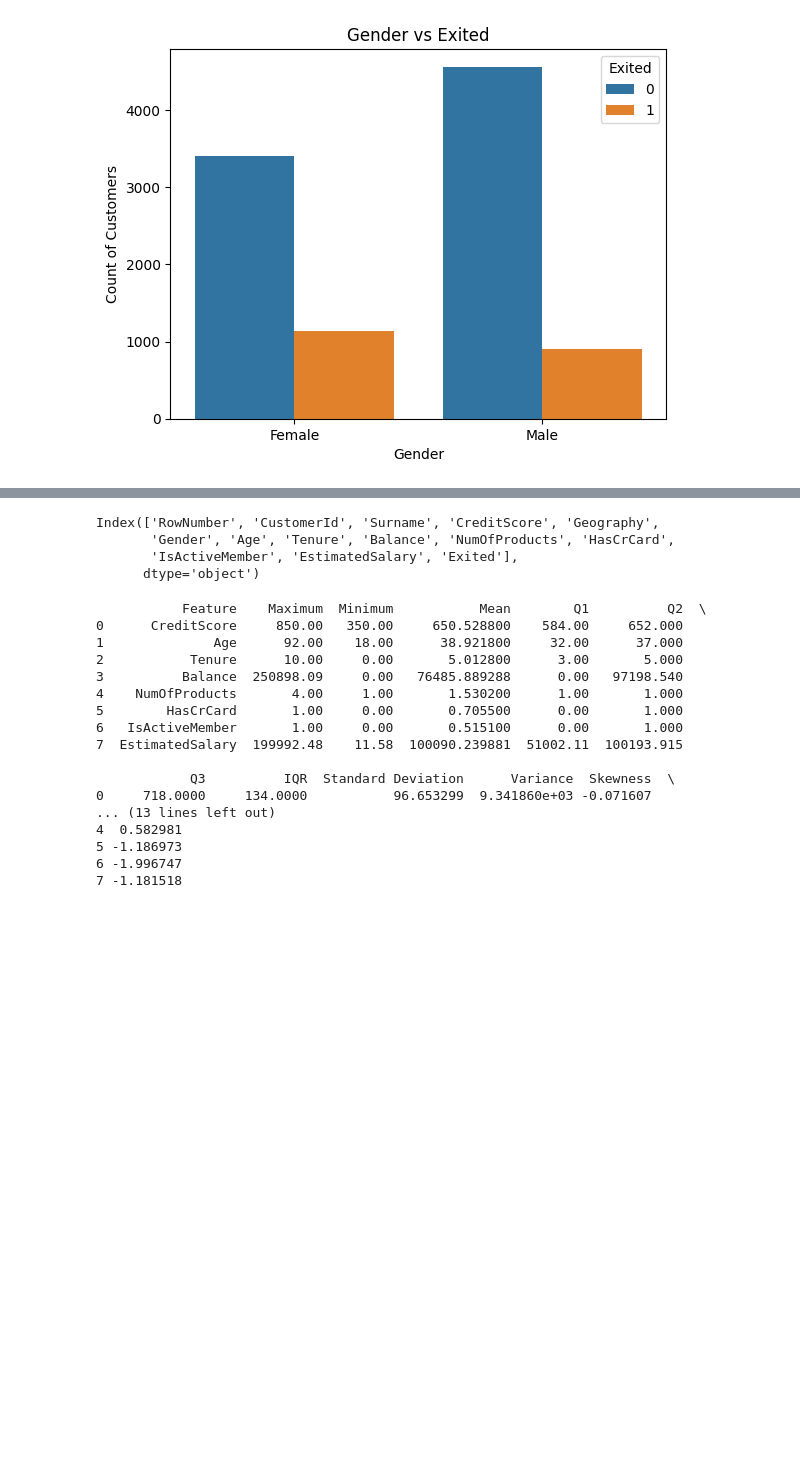
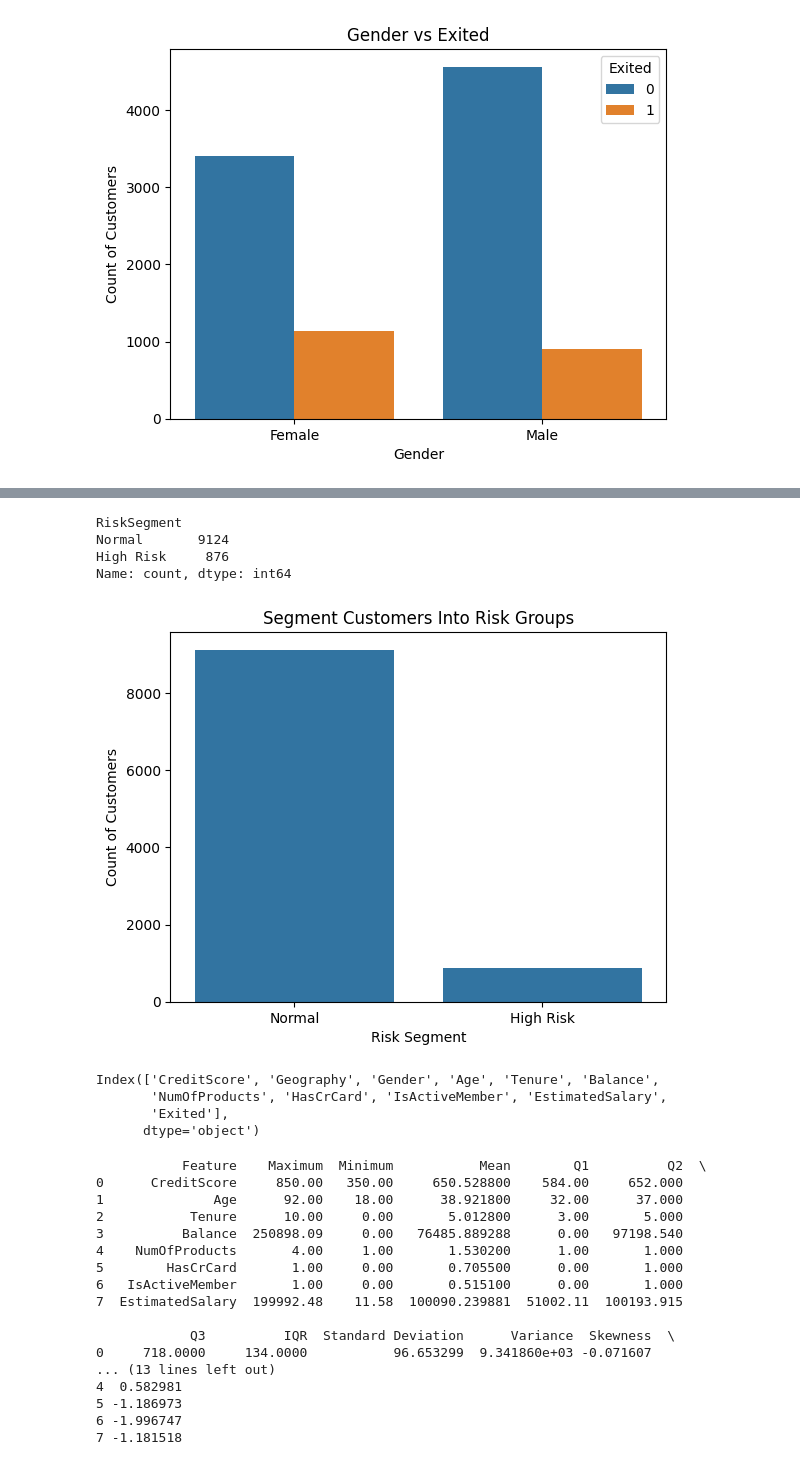
Before and after one commit to sujalkarbhari1/BankChurn_PredictionModel, a Jupyter notebook: research/model.ipynb, the cells around one changed output, grey strips where cells are left out. Cells and saved outputs as stored; diff of their text form; code cells hidden in the pictures; blank space fills up the shorter version.

```diff
--- a/research/model.ipynb
+++ b/research/model.ipynb
@@ -134,9 +152,28 @@ plt.show()
+# %%
+# Segment Customers Into Risk Groups
+df['RiskSegment'] = np.where(
+    (df['IsActiveMember']==0) & (df['Age']>45),
+    'High Risk',
+    'Normal'
+)
+print(df['RiskSegment'].value_counts())
+sns.countplot(x='RiskSegment',data=df)
+plt.xlabel('Risk Segment')
+plt.ylabel('Count of Customers')
+plt.title('Segment Customers Into Risk Groups')
+plt.show()
+# %% [output]
+RiskSegment
+Normal       9124
+High Risk     876
+Name: count, dtype: int64
+[figure, added]
 # %%
 df.columns
 # %% [output]
-Index(['RowNumber', 'CustomerId', 'Surname', 'CreditScore', 'Geography',
-       'Gender', 'Age', 'Tenure', 'Balance', 'NumOfProducts', 'HasCrCard',
-       'IsActiveMember', 'EstimatedSalary', 'Exited'],
+Index(['CreditScore', 'Geography', 'Gender', 'Age', 'Tenure', 'Balance',
+       'NumOfProducts', 'HasCrCard', 'IsActiveMember', 'EstimatedSalary',
+       'Exited'],
       dtype='object')
 # %%
 
```
Also changed, not shown: parts of 3 cells of this notebook, 4 other files.
